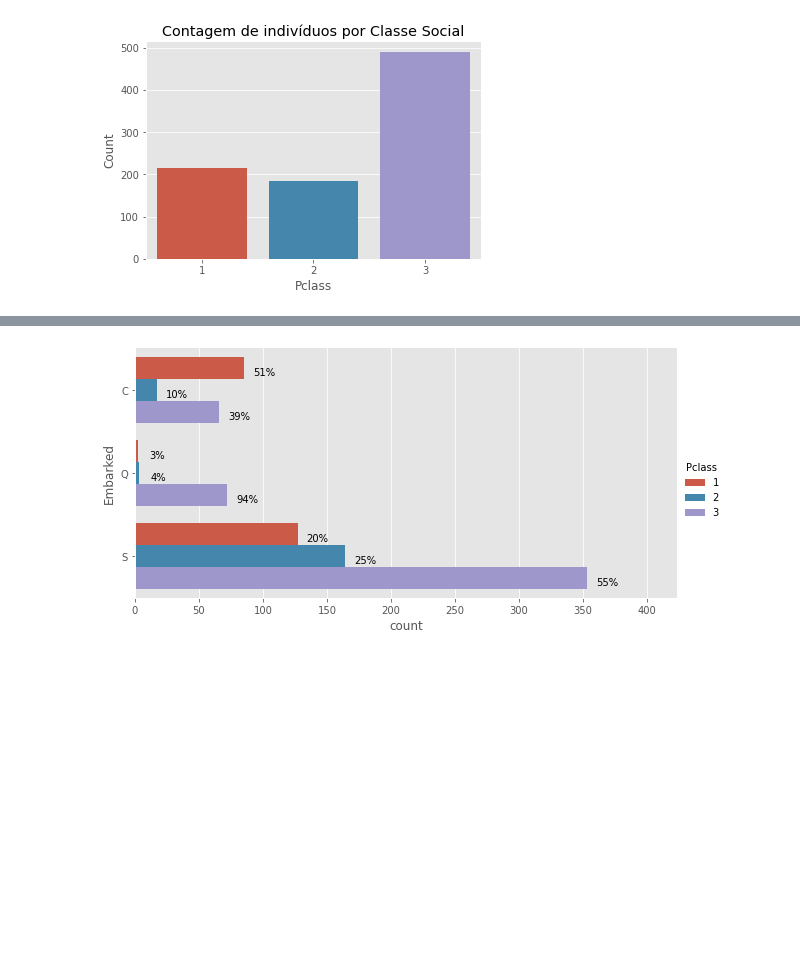
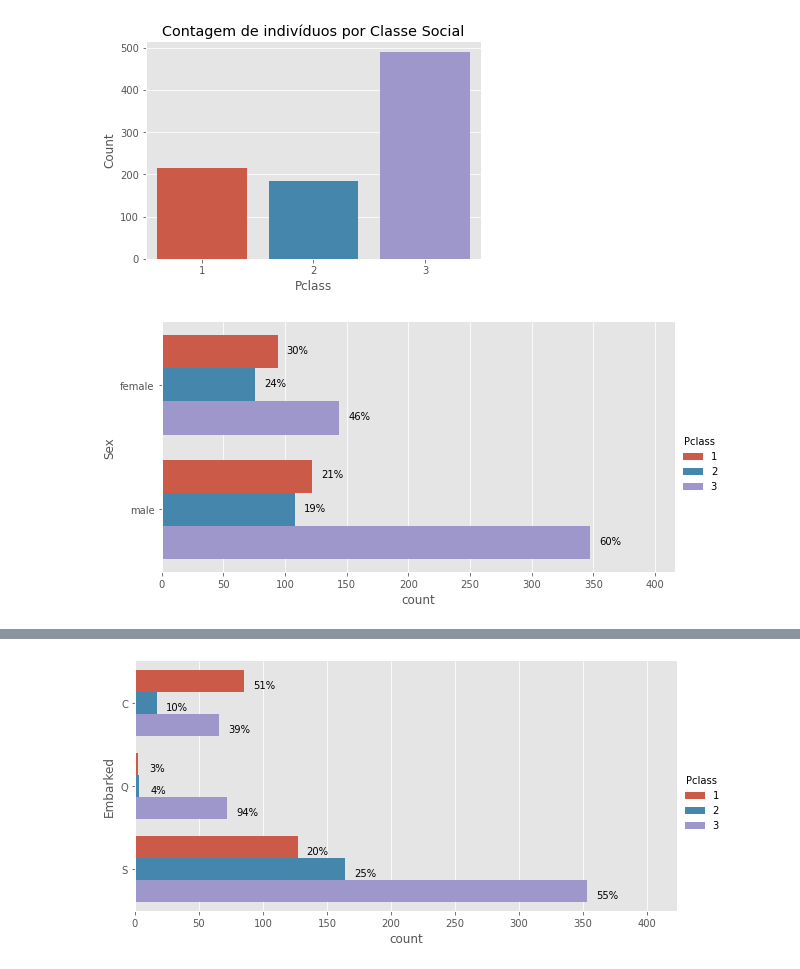
Before and after one commit to rafabenevente/AM_1, a Jupyter notebook: AM_1_Titanic_Predição_dos_sobreviventes.ipynb, the cells around one changed output, grey strips where cells are left out. Saved outputs shown, nothing was run; the diff lists cells and outputs as text; code cells hidden in the pictures; blank space fills up the shorter version.

```diff
--- a/AM_1_Titanic_Predição_dos_sobreviventes.ipynb
+++ b/AM_1_Titanic_Predição_dos_sobreviventes.ipynb
@@ -210,3 +211,8 @@ plt.xlabel("Pclass")
 # %% [output]
 Text(0.5, 0, 'Pclass')
 [figure]
+# %%
+# Percentual e contagem de indivíduos por Classe Social e sexo
+barPlotPercent(train, 'Sex', 'Pclass')
+# %% [output]
+[figure, added]
```
Also changed, not shown: parts of 20 cells of this notebook.
